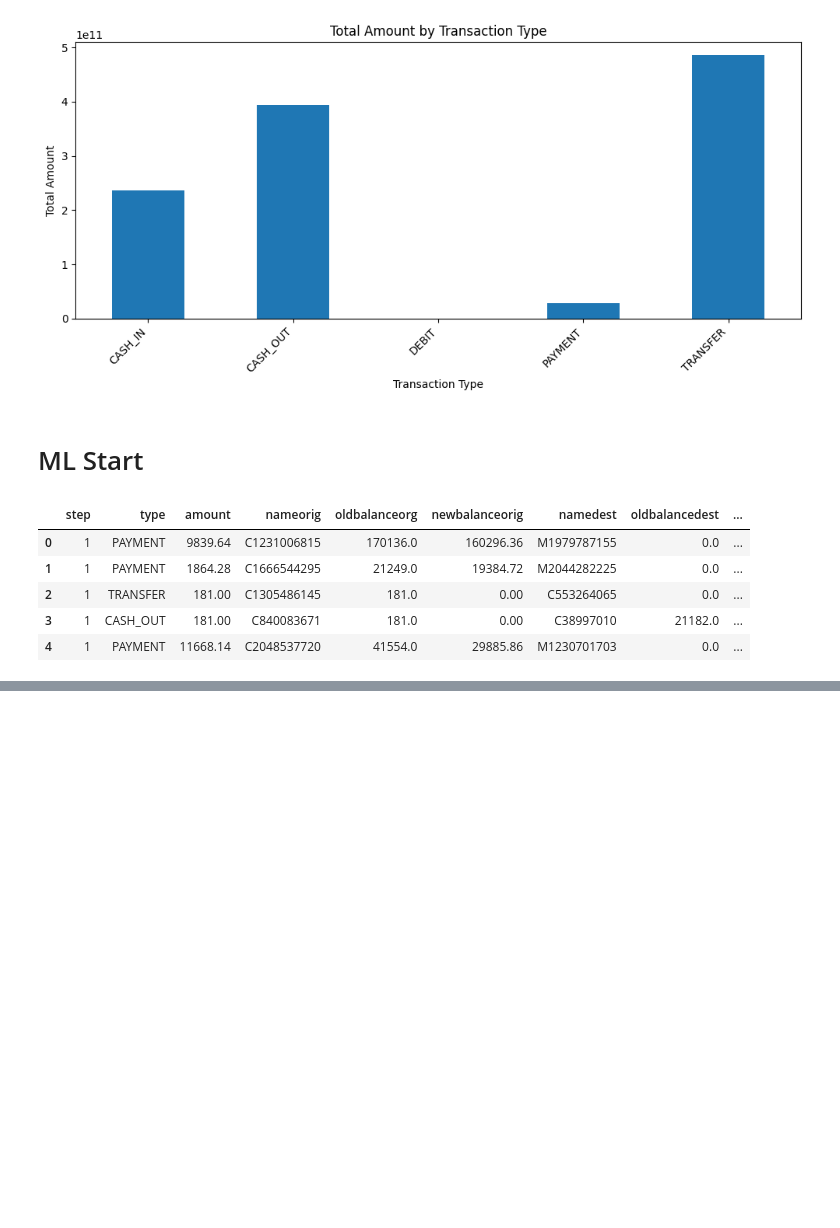
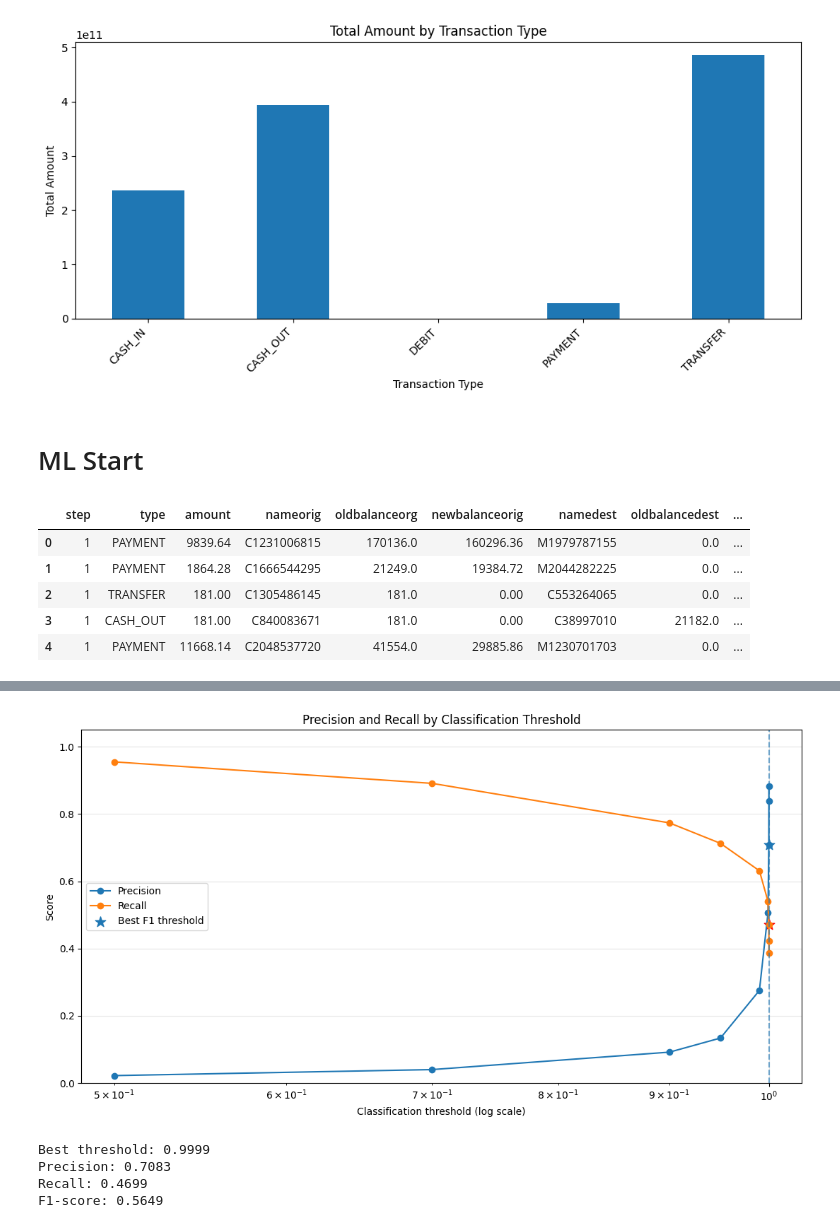
Before and after one commit to Nubily44/Prog, a Jupyter notebook: data_studies/paysim1.ipynb, the cells around one changed output, grey strips where cells are left out. Drawn from its saved outputs; the diff is of its cells as text; code cells hidden in the pictures; blank space fills up the shorter version.

```diff
--- a/data_studies/paysim1.ipynb
+++ b/data_studies/paysim1.ipynb
@@ -189,0 +161,3 @@ X_train, X_test, Y_train, Y_test = train_test_split(X, Y, test_size=0.2, random_
+# %%
+X = df[features]
+y = df['isfraud']
@@ -189,0 +221,16 @@ X_train, X_test, Y_train, Y_test = train_test_split(X, Y, test_size=0.2, random_
+# %%
+from sklearn.metrics import classification_report
+import numpy as np
+
+y_proba = model.predict_proba(X_test)[:, 1]
+
+for threshold in [0.5, 0.7, 0.9, 0.95, 0.99]:
+    y_pred_threshold = (y_proba >= threshold).astype(int)
+
+    print(f"\nThreshold: {threshold}")
+    print(classification_report(
+        y_test,
+        y_pred_threshold,
+        digits=4,
+        zero_division=0
+    ))
@@ -189,0 +255,61 @@ X_train, X_test, Y_train, Y_test = train_test_split(X, Y, test_size=0.2, random_
+# %%
+import numpy as np
+import matplotlib.pyplot as plt
+from sklearn.metrics import precision_score, recall_score, f1_score
+
+thresholds = [0.5, 0.7, 0.9, 0.95, 0.99, 0.999, 0.9999, 0.99999, 0.999999]
+
+results = []
+
+for threshold in thresholds:
+    y_pred_threshold = (y_proba >= threshold).astype(int)
+
+    precision = precision_score(y_test, y_pred_threshold, zero_division=0)
+    recall = recall_score(y_test, y_pred_threshold, zero_division=0)
+    f1 = f1_score(y_test, y_pred_threshold, zero_division=0)
+
+    results.append({
+        "threshold": threshold,
+        "precision": precision,
+        "recall": recall,
+        "f1": f1
+    })
+
+best = max(results, key=lambda x: x["f1"])
+
+# Plot
+plt.figure(figsize=(11, 6))
+
+plt.plot(thresholds, [r["precision"] for r in results],
+         marker="o", label="Precision")
+plt.plot(thresholds, [r["recall"] for r in results],
+         marker="o", label="Recall")
+
+plt.scatter(best["threshold"], best["precision"],
+            s=120, marker="*", label="Best F1 threshold")
+
+plt.scatter(best["threshold"], best["recall"],
+            s=120, marker="*", color="red")
+
+plt.axvline(best["threshold"], linestyle="--", alpha=0.6)
+
+plt.xscale("log")
+plt.xlabel("Classification threshold (log scale)")
+plt.ylabel("Score")
+plt.title("Precision and Recall by Classification Threshold")
+plt.ylim(0, 1.05)
+plt.grid(alpha=0.3)
+plt.legend()
+plt.tight_layout()
+plt.show()
+
+print(f"Best threshold: {best['threshold']}")
+print(f"Precision: {best['precision']:.4f}")
+print(f"Recall: {best['recall']:.4f}")
+print(f"F1-score: {best['f1']:.4f}")
+# %% [output]
+[figure, added]
+Best threshold: 0.9999
+Precision: 0.7083
+Recall: 0.4699
+F1-score: 0.5649
```
Also changed, not shown: parts of 12 cells of this notebook.
